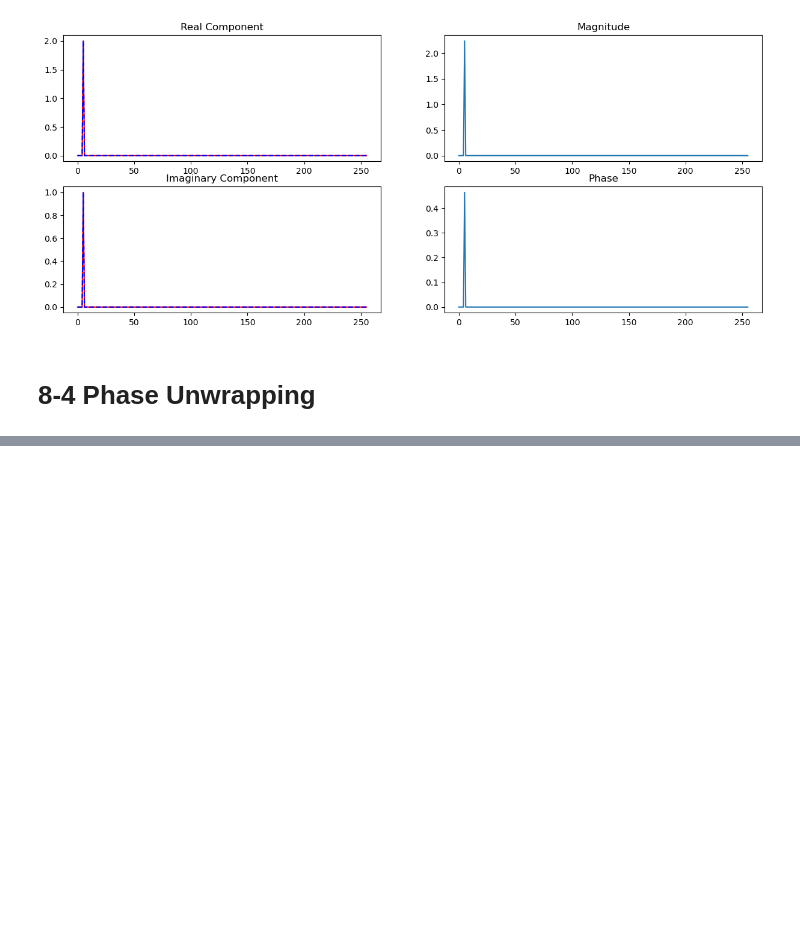
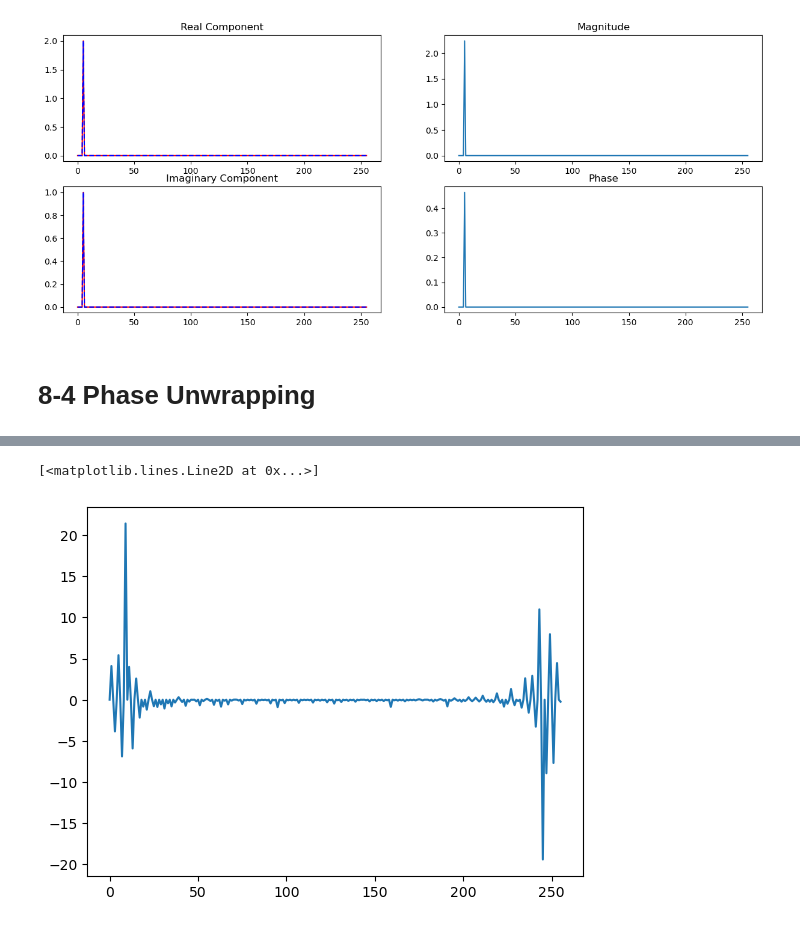
Before and after one commit to ujkam/sciengguidedsp_py, a Jupyter notebook: All_Chapters.ipynb, the cells around one changed output, grey strips where cells are left out. Saved outputs shown, nothing was run; the diff lists cells and outputs as text; code cells hidden in the pictures; blank space fills up the shorter version.

```diff
--- a/All_Chapters.ipynb
+++ b/All_Chapters.ipynb
@@ -304,0 +302,11 @@ round(0.55)
+# %%
+rex = [0,1,2,3,4,5,6,7,0,0,0,0,0,0,0,0]
+imx = [0] * 16
+
+n = len(rex)
+#In the book, the loops go from 0 to n-1.  Keep in mind that the range function generates the values from 0 to n-1, so we can use n here instead of the n-1 used in the book
+for k in range(n//2+1, n):
+    rex[k] =  rex[n-k]
+    imx[k] =  rex[n-k]
+print(rex)
+print(imx)
@@ -304,0 +318,28 @@ round(0.55)
+# %%
+#Generate a simple sine wave to test the DFT.
+srate = 512 # sampling rate
+#Assume we have 1 second of signal
+t = np.arange(0,1,1.0/srate)
+freq = 10 #frequency
+xr = np.sin(2*np.pi*freq*t)
+xi = [0] * len(xr)
+
+n = len(xr)
+
+pi = 3.14159265
+
+rex = []
+imx = []
+
+#In the book, the loops go from 0 to n-1.  Keep in mind that the range function generates the values from 0 to n-1, so we can use n here instead of the n-1 used in the book
+for k in range(n):
+    rex.append(0)
+    imx.append(0)
+
+for k in range(n):
+    for i in range(n):
+        sr = math.cos(2*pi*k*(i/n))
+        si = -math.sin(2*pi*k*(i/n))
+        rex[k] = rex[k] + xr[i]*sr - xi[i]*si
+        imx[k] = imx[k] + xr[i]*si + xi[i]*sr
+print(f'Max Real Frequency:{np.argmax(np.abs(rex[:n//2]))},Max Imaginary Frequency:{np.argmax(np.abs(imx[:n//2]))}')
@@ -304,0 +470,5 @@ round(0.55)
+# %%
+py.plot(range(len(rex[:n//2])), rex[:n//2])
+# %% [output]
+[<matplotlib.lines.Line2D at 0x...>]
+[figure, added]
```
Also changed, not shown: parts of 23 cells of this notebook.
